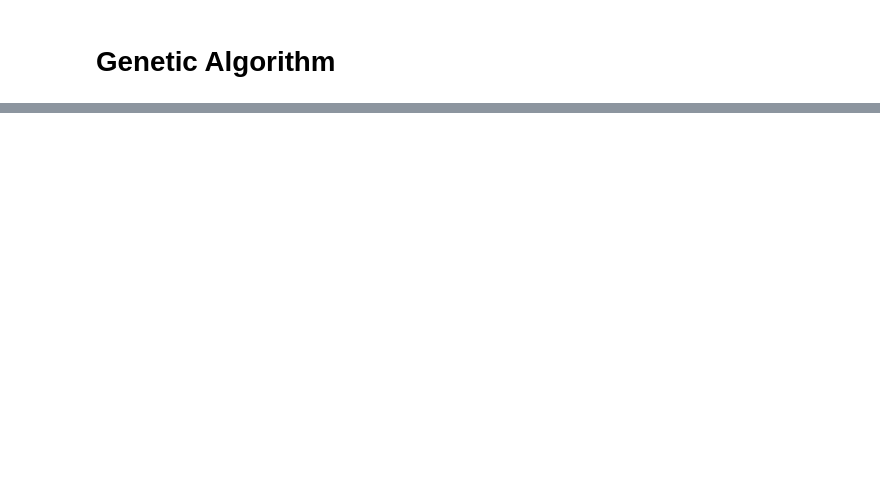
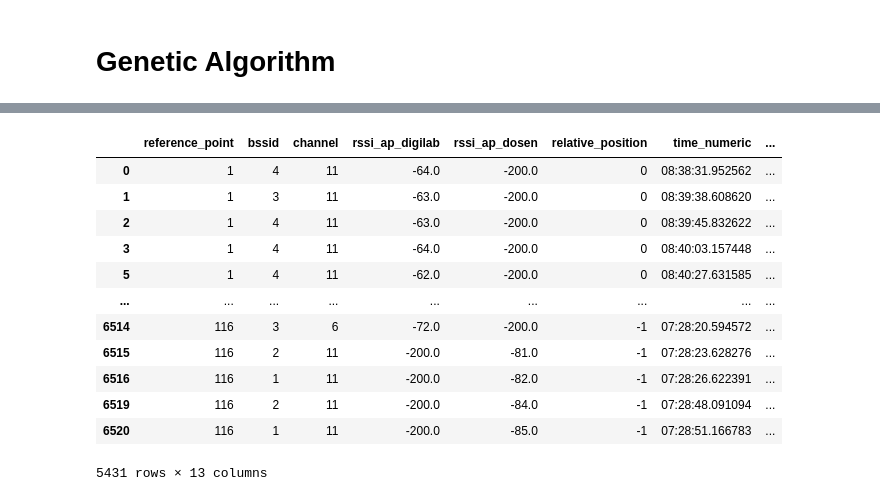
Before and after one commit to laurenchristyt/WiFi-Coverage-and-Capacity-Optimization-Access-Point-Localization-and-RSSI-Prediction-, a Jupyter notebook: Combined.ipynb, the cells around one changed output, grey strips where cells are left out. Drawn from its saved outputs; the diff is of its cells as text; code cells hidden in the pictures; blank space fills up the shorter version.

```diff
--- a/Combined.ipynb
+++ b/Combined.ipynb
@@ -1392 +1403,17 @@ Sample Predicted RSSI Values: [[ -63.387512 -199.99905 ]
+# %%
+df
+# %% [output]
+|  | reference_point | bssid | channel | rssi_ap_digilab | rssi_ap_dosen | relative_position | time_numeric | ... |
+| 0 | 1 | 4 | 11 | -64.0 | -200.0 | 0 | 08:38:31.952562 | ... |
+| 1 | 1 | 3 | 11 | -63.0 | -200.0 | 0 | 08:39:38.608620 | ... |
+| 2 | 1 | 4 | 11 | -63.0 | -200.0 | 0 | 08:39:45.832622 | ... |
+| 3 | 1 | 4 | 11 | -64.0 | -200.0 | 0 | 08:40:03.157448 | ... |
+| 5 | 1 | 4 | 11 | -62.0 | -200.0 | 0 | 08:40:27.631585 | ... |
+| ... | ... | ... | ... | ... | ... | ... | ... | ... |
+| 6514 | 116 | 3 | 6 | -72.0 | -200.0 | -1 | 07:28:20.594572 | ... |
+| 6515 | 116 | 2 | 11 | -200.0 | -81.0 | -1 | 07:28:23.628276 | ... |
+| 6516 | 116 | 1 | 11 | -200.0 | -82.0 | -1 | 07:28:26.622391 | ... |
+| 6519 | 116 | 2 | 11 | -200.0 | -84.0 | -1 | 07:28:48.091094 | ... |
+| 6520 | 116 | 1 | 11 | -200.0 | -85.0 | -1 | 07:28:51.166783 | ... |
+5431 rows × 13 columns
 # %%
```
Also changed, not shown: parts of 63 cells of this notebook, 2 other files.
